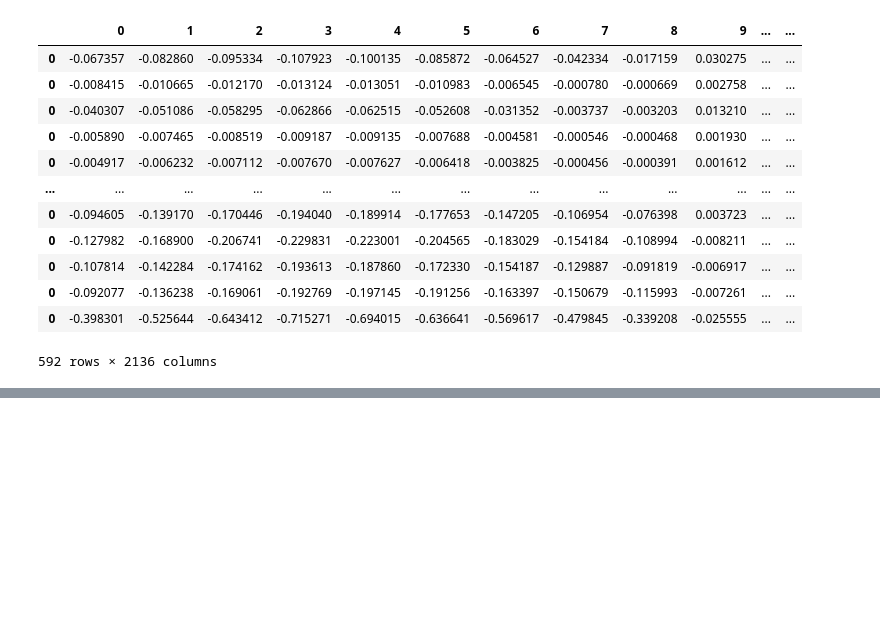
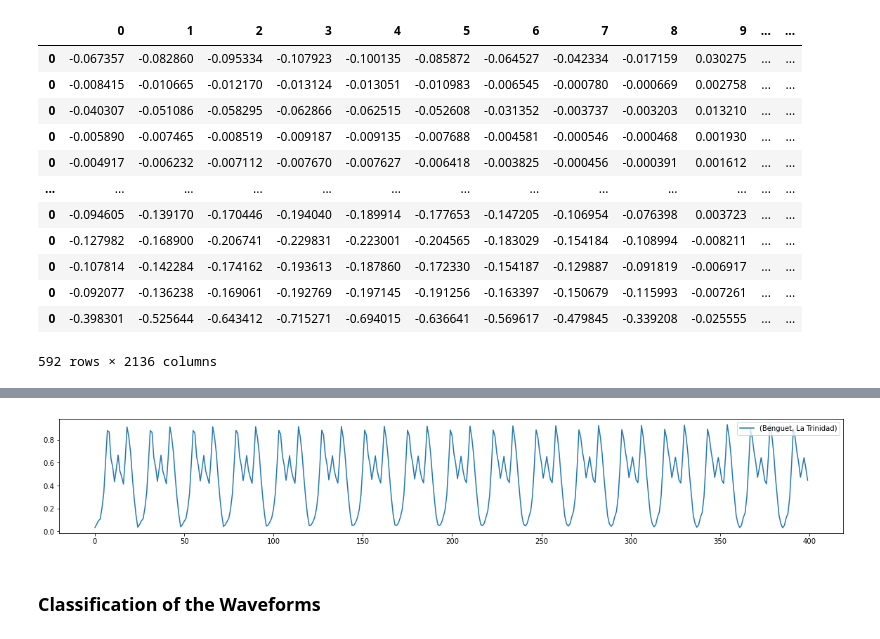
Before and after one commit to ralphcaubalejo/Geospatial-Analysis-Project, a Jupyter notebook: substation_jojie.ipynb, the cells around one changed output, grey strips where cells are left out. Cells and saved outputs as stored; diff of their text form; code cells hidden in the pictures; blank space fills up the shorter version.

```diff
--- a/substation_jojie.ipynb
+++ b/substation_jojie.ipynb
@@ -1299,0 +1250,10 @@ Test Accuracy is: 0.773109243697479
+# %%
+series = df_new[df_new['clustering']==4].sample(1).iloc[0,:400]
+
+series.plot(figsize=(20,3))
+plt.legend()
+plt.show()
+# %% [output]
+[figure, added]
+# %% [markdown]
+### Classification of the Waveforms
```
Also changed, not shown: parts of 29 cells of this notebook.
